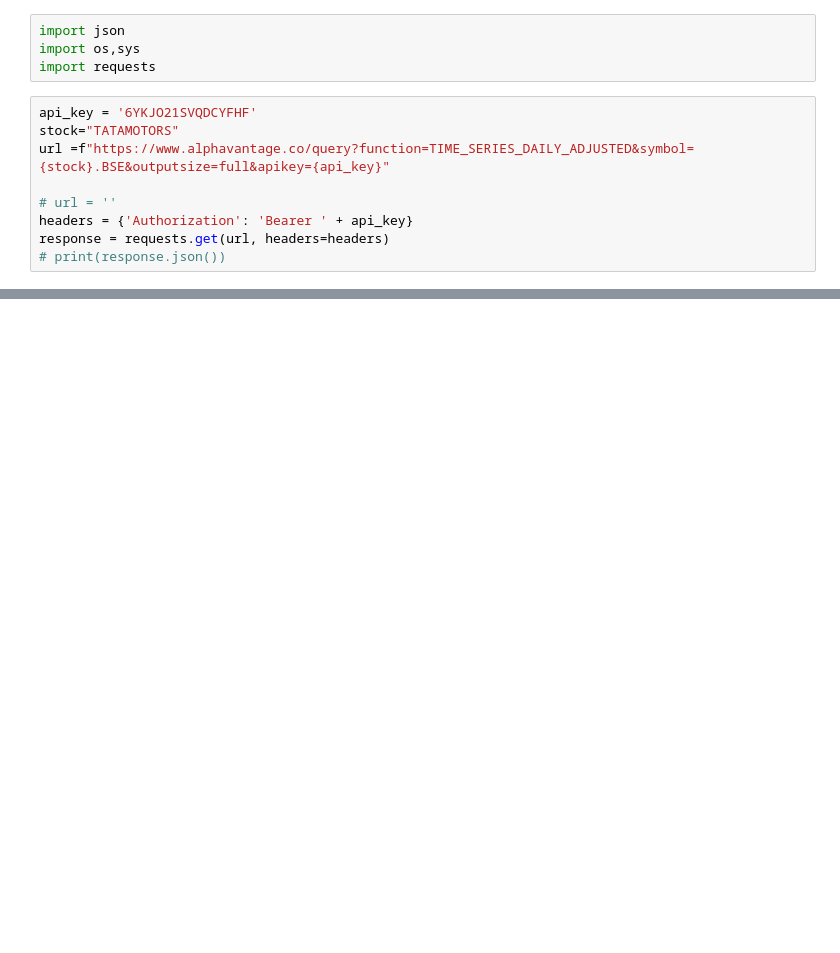
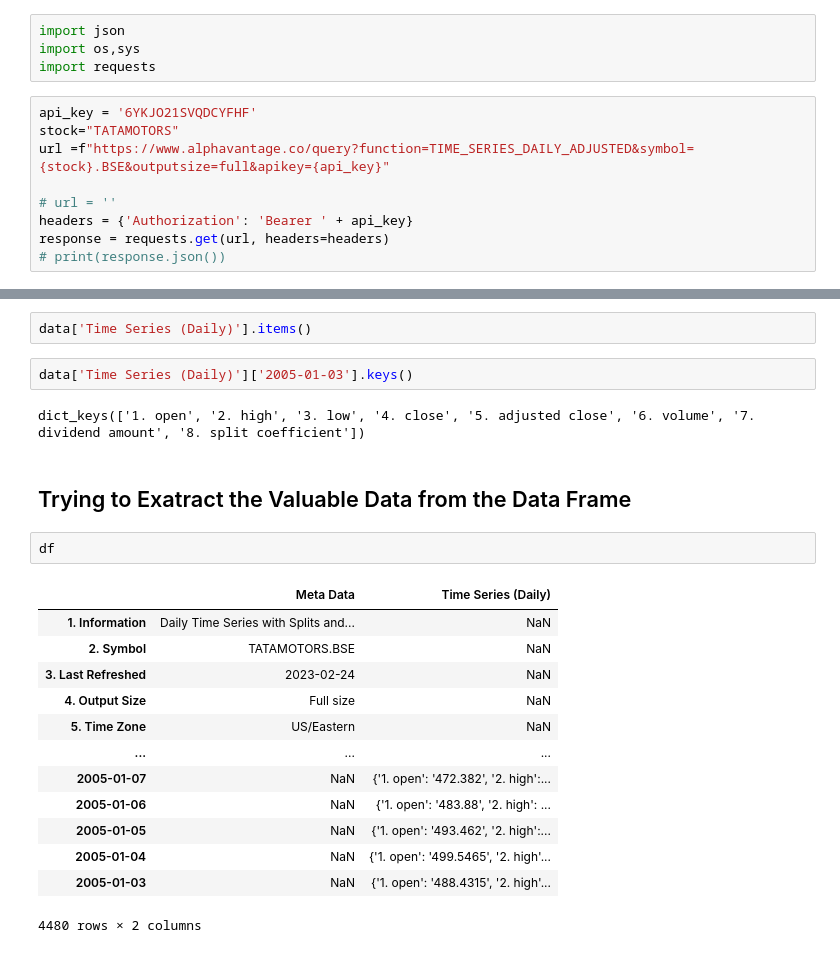
Before and after one commit to manish7065/Intern_finance, a Jupyter notebook: Notebook/trial.ipynb, the cells around one changed output, grey strips where cells are left out. Drawn from its saved outputs; the diff is of its cells as text; blank space fills up the shorter version.

```diff
--- a/Notebook/trial.ipynb
+++ b/Notebook/trial.ipynb
@@ -48,0 +89,24 @@ df
+# %%
+data['Time Series (Daily)'].items()
+# %%
+data['Time Series (Daily)']['2005-01-03'].keys()
+# %% [output]
+dict_keys(['1. open', '2. high', '3. low', '4. close', '5. adjusted close', '6. volume', '7. dividend amount', '8. split coefficient'])
+# %% [markdown]
+## Trying to Exatract the Valuable Data from the Data Frame
+# %%
+df
+# %% [output]
+|  | Meta Data | Time Series (Daily) |
+| 1. Information | Daily Time Series with Splits and... | NaN |
+| 2. Symbol | TATAMOTORS.BSE | NaN |
+| 3. Last Refreshed | 2023-02-24 | NaN |
+| 4. Output Size | Full size | NaN |
+| 5. Time Zone | US/Eastern | NaN |
+| ... | ... | ... |
+| 2005-01-07 | NaN | {'1. open': '472.382', '2. high':... |
+| 2005-01-06 | NaN | {'1. open': '483.88', '2. high': ... |
+| 2005-01-05 | NaN | {'1. open': '493.462', '2. high':... |
+| 2005-01-04 | NaN | {'1. open': '499.5465', '2. high'... |
+| 2005-01-03 | NaN | {'1. open': '488.4315', '2. high'... |
+4480 rows × 2 columns
```
Also changed, not shown: parts of 17 cells of this notebook, 5 other files.
